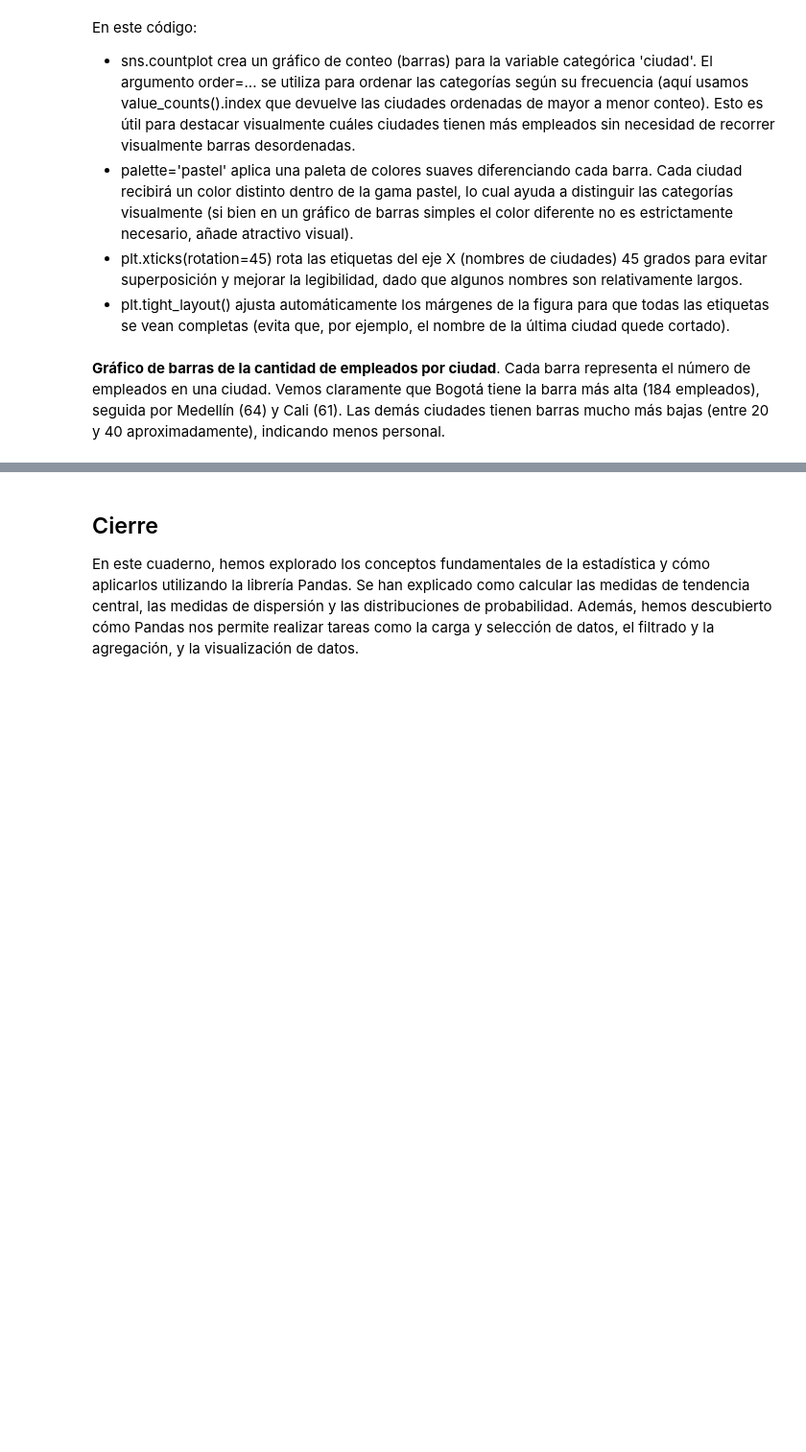
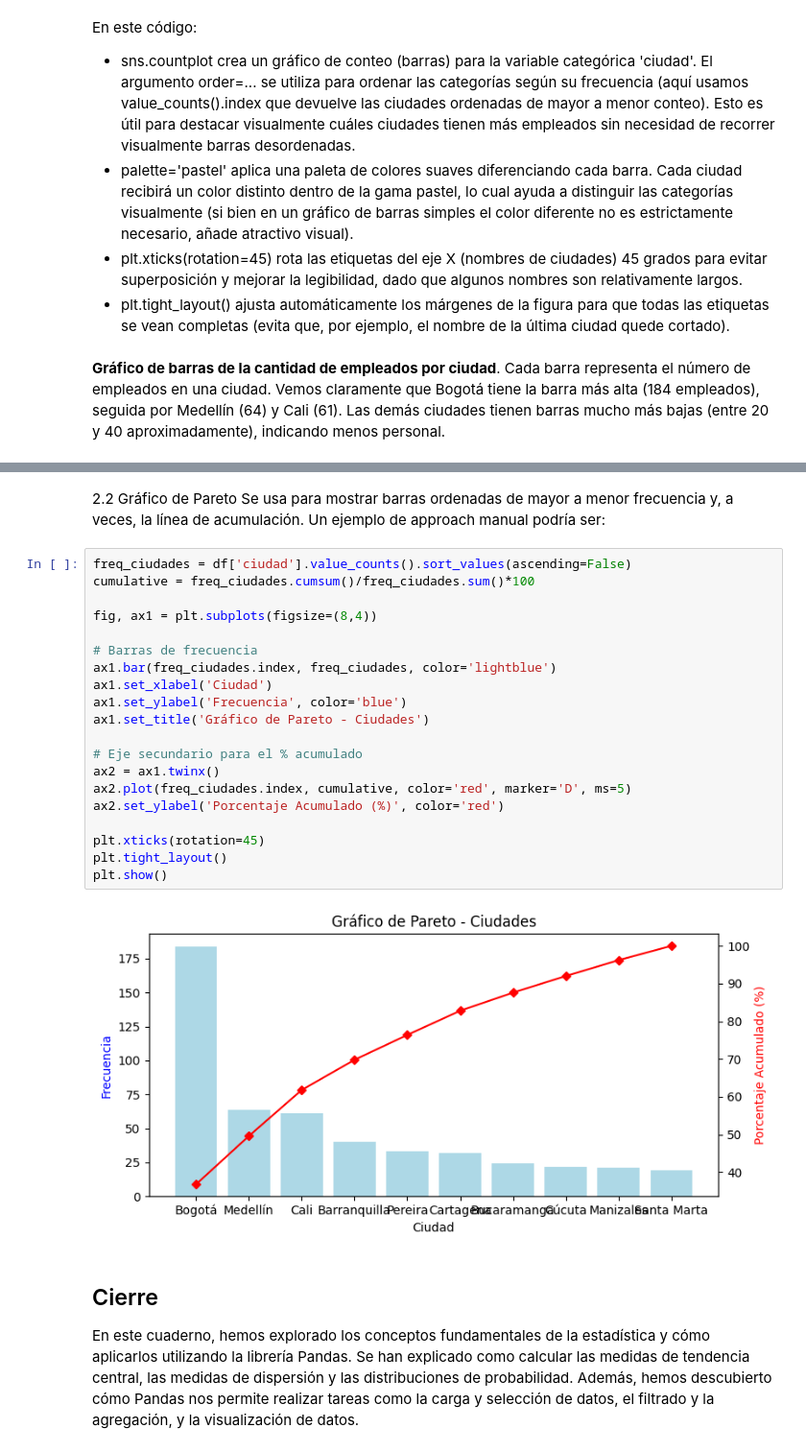
Before and after one commit to jazaineam1/Diplomado_ucentral_ME, a Jupyter notebook: Cuadernos/5_Introducción_a_la_Estadística_y_Exploración_de_Datos_con_Pandas.ipynb, the cells around one changed output, grey strips where cells are left out. Shown at 96% size. Drawn from its saved outputs; the diff is of its cells as text; blank space fills up the shorter version.

```diff
--- a/Cuadernos/5_Introducción_a_la_Estadística_y_Exploración_de_Datos_con_Pandas.ipynb
+++ b/Cuadernos/5_Introducción_a_la_Estadística_y_Exploración_de_Datos_con_Pandas.ipynb
@@ -578,3 +620,28 @@ En este código:
+# %% [markdown]
+2.2 Gráfico de Pareto
+Se usa para mostrar barras ordenadas de mayor a menor frecuencia y, a veces, la línea de acumulación. Un ejemplo de approach manual podría ser:
+# %%
+freq_ciudades = df['ciudad'].value_counts().sort_values(ascending=False)
+cumulative = freq_ciudades.cumsum()/freq_ciudades.sum()*100
+
+fig, ax1 = plt.subplots(figsize=(8,4))
+
+# Barras de frecuencia
+ax1.bar(freq_ciudades.index, freq_ciudades, color='lightblue')
+ax1.set_xlabel('Ciudad')
+ax1.set_ylabel('Frecuencia', color='blue')
+ax1.set_title('Gráfico de Pareto - Ciudades')
+
+# Eje secundario para el % acumulado
+ax2 = ax1.twinx()
+ax2.plot(freq_ciudades.index, cumulative, color='red', marker='D', ms=5)
+ax2.set_ylabel('Porcentaje Acumulado (%)', color='red')
+
+plt.xticks(rotation=45)
+plt.tight_layout()
+plt.show()
+# %% [output]
+[figure, added]
 # %% [markdown]
 ## Cierre
 
```
Also changed, not shown: parts of 7 cells of this notebook.
